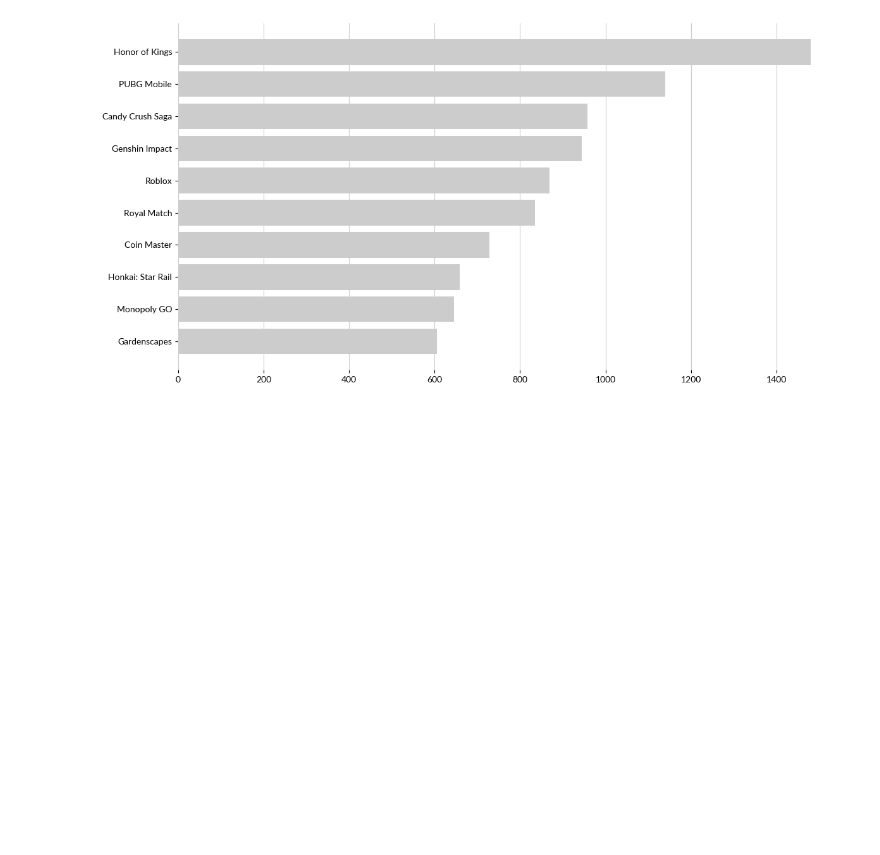
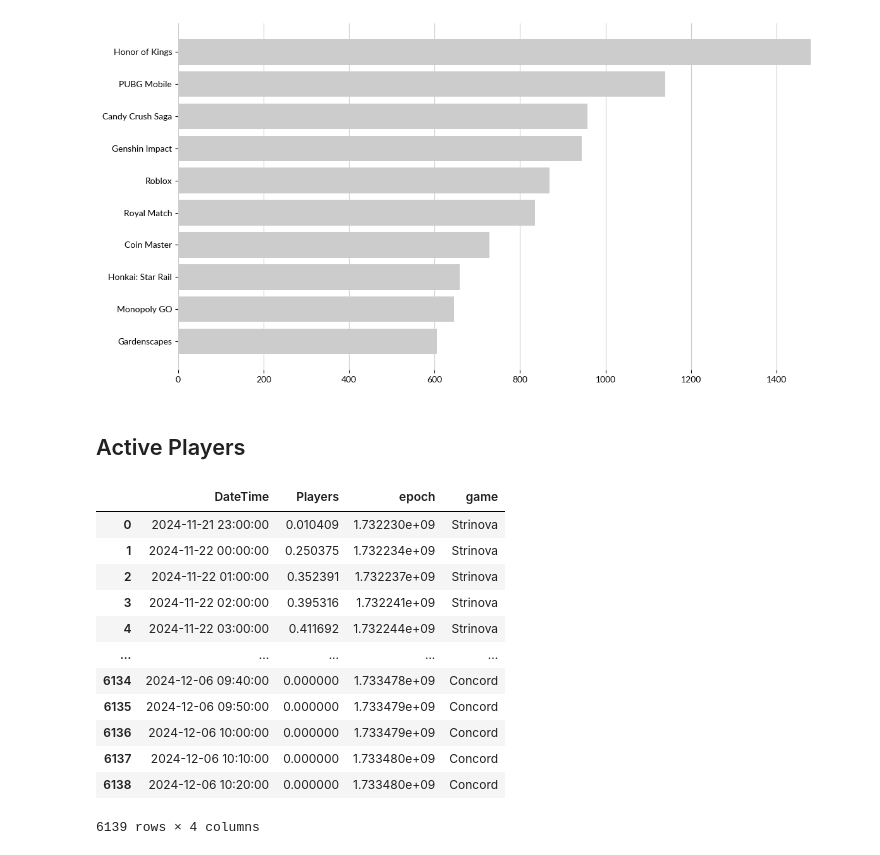
Before and after one commit to demic-dev/vs-project, a Jupyter notebook: charts.ipynb, the cells around one changed output. Drawn from its saved outputs; the diff is of its cells as text; code cells hidden in the pictures; blank space fills up the shorter version.

```diff
--- a/charts.ipynb
+++ b/charts.ipynb
@@ -358,3 +372,51 @@ ax.xaxis.grid(color='#cccccc')
 plt.savefig(build_chart_path("top_mobile_games_2024"), format="svg")
 # %% [output]
 [figure]
+# %% [markdown]
+## Active Players
+# %%
+path = os.getcwd()
+csv_files = glob.glob(os.path.join(path, "data/active_players/*.csv"))
+
+# active_players = {}
+active_players = pd.DataFrame()
+
+for f in csv_files:
+    filename = (f.split("/")[-1]).split(".csv")[0]
+    game = filename.split("_")[1]
+
+    df = pd.read_csv(f, sep=";")
+
+    df = df.fillna(0)
+    df['Players'] = pd.to_numeric(df['Players'])
+    df['DateTime'] = pd.to_datetime(df['DateTime'])
+    df['epoch'] = df['DateTime'].astype('int64')/10e8
+
+    # i'm removing all the entries before august
+    df = df.drop(df[df['epoch'] < 1724112000].index)
+
+    df['Players'] = df['Players'] / df['Players'].max()
+
+    # active_players[game] = df
+
+    df['game'] = game
+
+    # df['days_from_release'] = df.index
+
+    active_players = pd.concat([active_players, df], ignore_index=True)
+
+active_players
+# %% [output]
+|  | DateTime | Players | epoch | game |
+| 0 | 2024-11-21 23:00:00 | 0.010409 | 1.732230e+09 | Strinova |
+| 1 | 2024-11-22 00:00:00 | 0.250375 | 1.732234e+09 | Strinova |
+| 2 | 2024-11-22 01:00:00 | 0.352391 | 1.732237e+09 | Strinova |
+| 3 | 2024-11-22 02:00:00 | 0.395316 | 1.732241e+09 | Strinova |
+| 4 | 2024-11-22 03:00:00 | 0.411692 | 1.732244e+09 | Strinova |
+| ... | ... | ... | ... | ... |
+| 6134 | 2024-12-06 09:40:00 | 0.000000 | 1.733478e+09 | Concord |
+| 6135 | 2024-12-06 09:50:00 | 0.000000 | 1.733479e+09 | Concord |
+| 6136 | 2024-12-06 10:00:00 | 0.000000 | 1.733479e+09 | Concord |
+| 6137 | 2024-12-06 10:10:00 | 0.000000 | 1.733480e+09 | Concord |
+| 6138 | 2024-12-06 10:20:00 | 0.000000 | 1.733480e+09 | Concord |
+6139 rows × 4 columns
```
Also changed, not shown: parts of 4 cells of this notebook, 7 other files.
